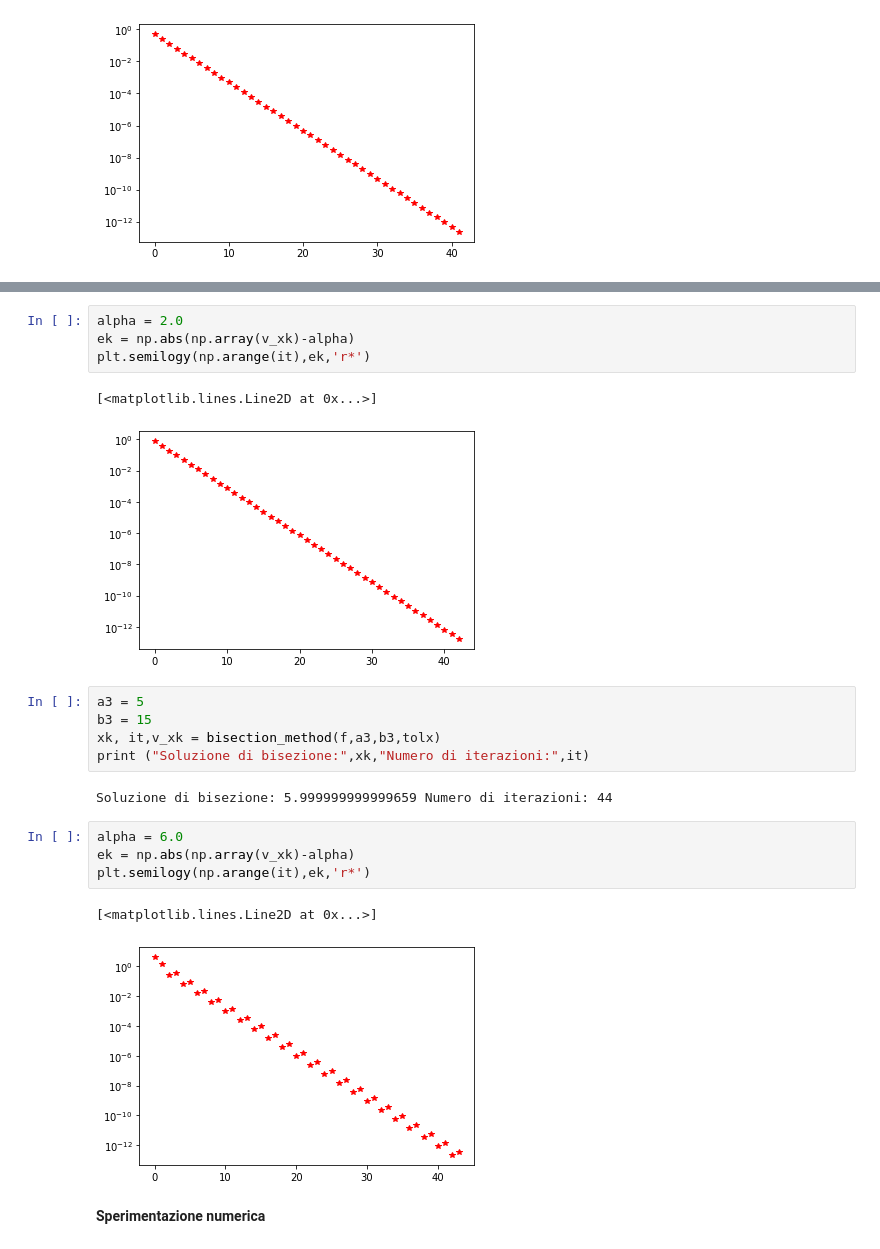
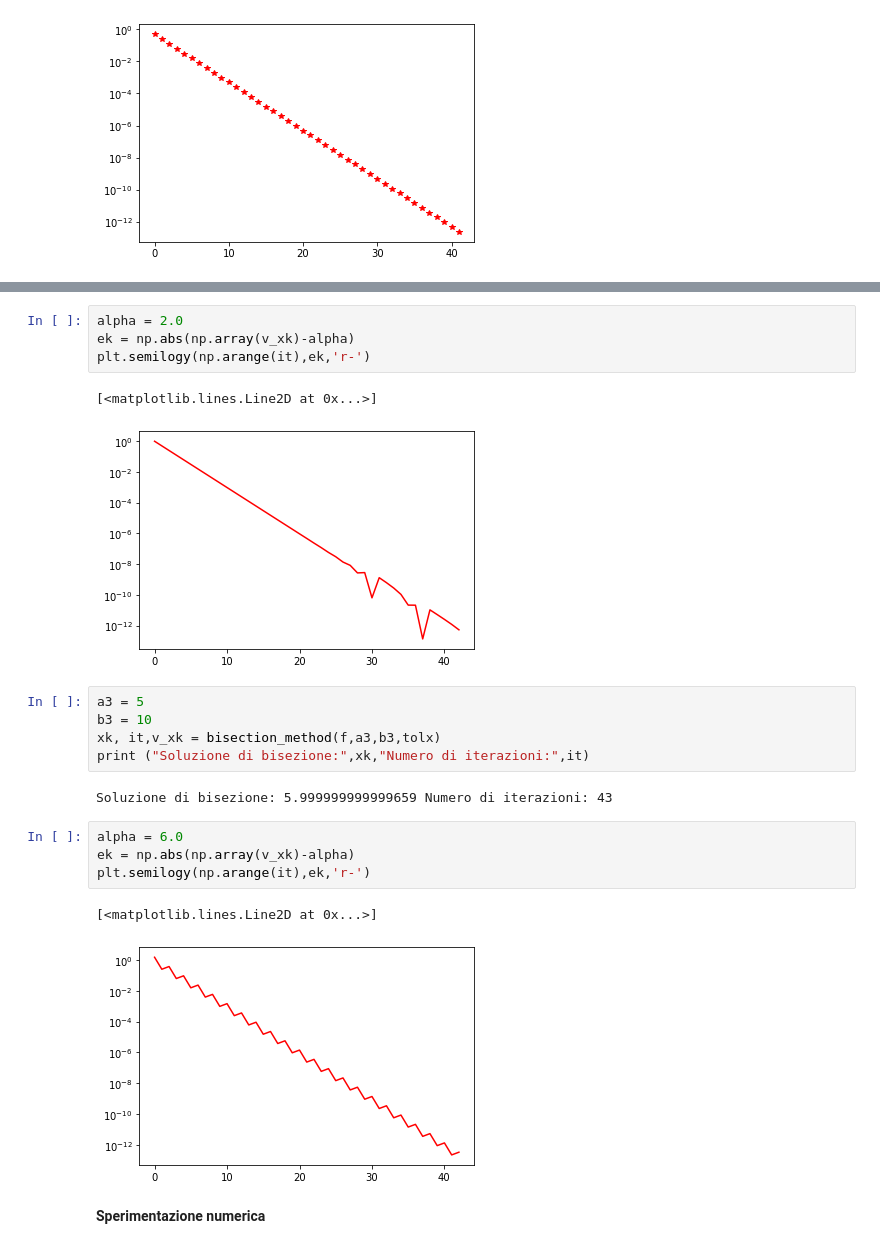
Before and after one commit to rAdamm0/Numerical-Methods-Python, a Jupyter notebook: Esercitazione_6.ipynb, the cells around one changed output, grey strips where cells are left out. Drawn from its saved outputs; the diff is of its cells as text.

```diff
--- a/Esercitazione_6.ipynb
+++ b/Esercitazione_6.ipynb
@@ -80,24 +80,24 @@ Soluzione di bisezione: 2.0000000000001705 Numero di iterazioni: 43
 # %%
 alpha = 2.0
 ek = np.abs(np.array(v_xk)-alpha)
-plt.semilogy(np.arange(it),ek,'r*')
+plt.semilogy(np.arange(it),ek,'r-')
 # %% [output]
 [<matplotlib.lines.Line2D at 0x...>]
-[figure, old version]
+[figure, new version]
 # %%
 a3 = 5
-b3 = 15
+b3 = 10
 xk, it,v_xk = bisection_method(f,a3,b3,tolx)
 print ("Soluzione di bisezione:",xk,"Numero di iterazioni:",it)
 # %% [output]
-Soluzione di bisezione: 5.999999999999659 Numero di iterazioni: 44
+Soluzione di bisezione: 5.999999999999659 Numero di iterazioni: 43
 # %%
 alpha = 6.0
 ek = np.abs(np.array(v_xk)-alpha)
-plt.semilogy(np.arange(it),ek,'r*')
+plt.semilogy(np.arange(it),ek,'r-')
 # %% [output]
 [<matplotlib.lines.Line2D at 0x...>]
-[figure, old version]
+[figure, new version]
 # %% [markdown]
 **Sperimentazione numerica**
 # %% [markdown]
```
Also changed, not shown: parts of 1 cell of this notebook.
